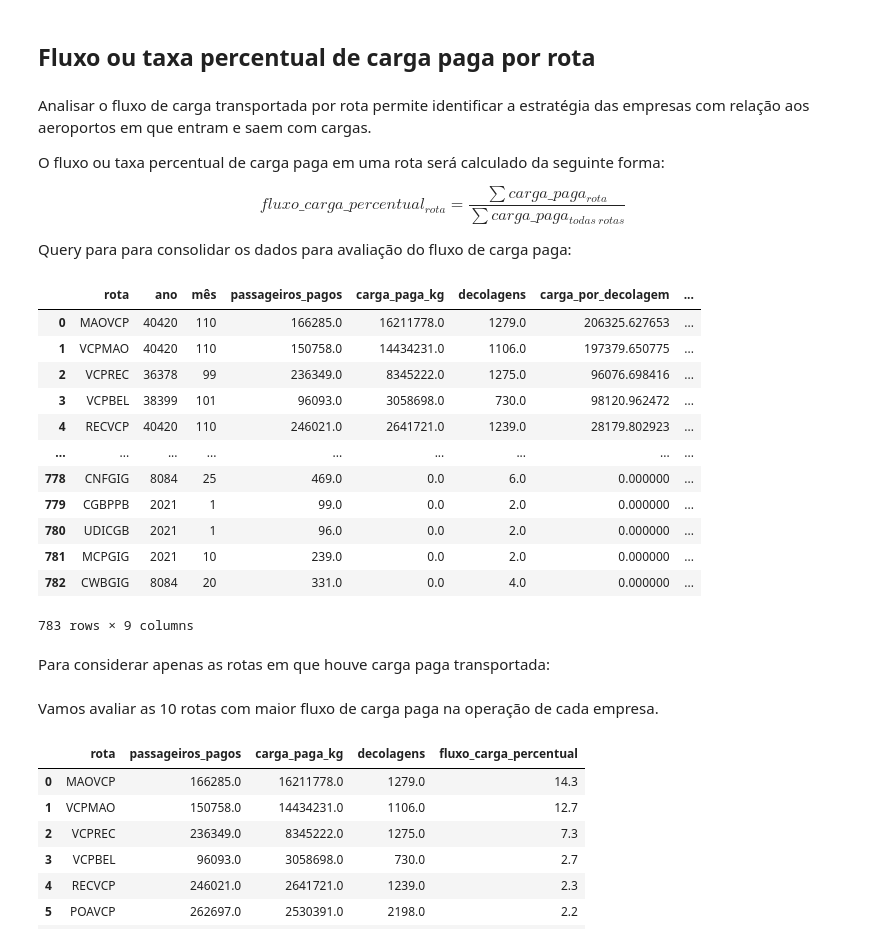
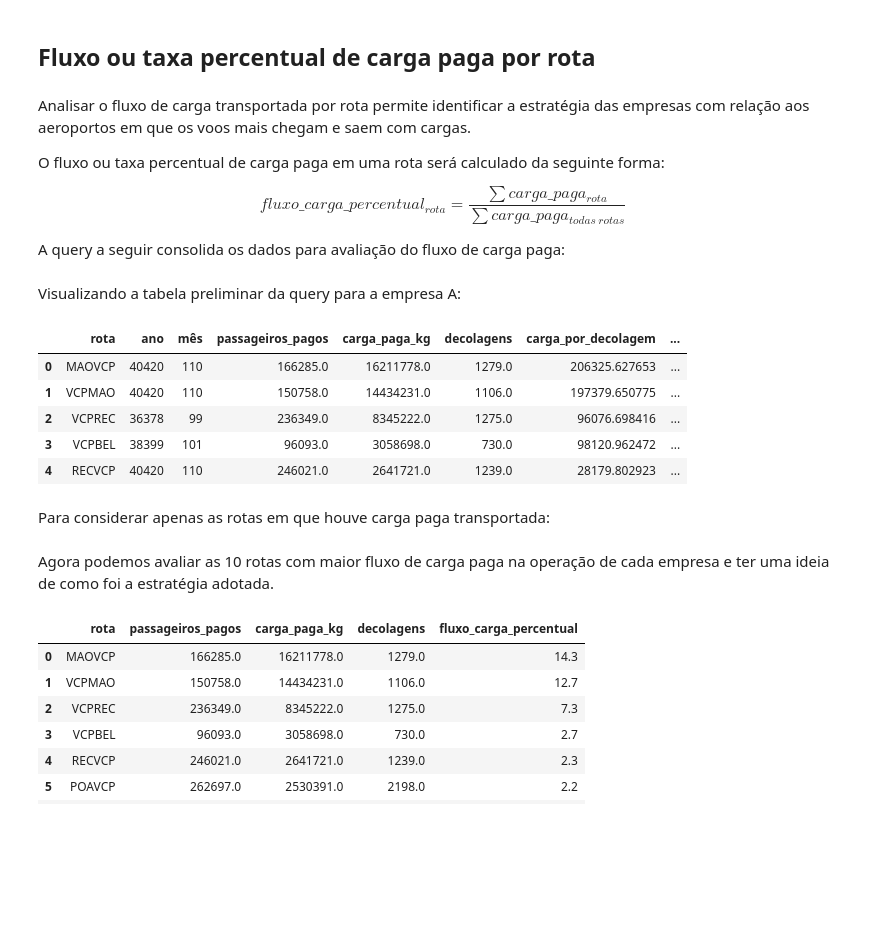
Before and after one commit to Eng-Dan/air-freight-market-share, a Jupyter notebook: Case_Market_Share_Cargas.ipynb, the cells around one changed output. Saved outputs shown, nothing was run; the diff lists cells and outputs as text; code cells hidden in the pictures; blank space fills up the shorter version.

```diff
--- a/Case_Market_Share_Cargas.ipynb
+++ b/Case_Market_Share_Cargas.ipynb
@@ -418,7 +356,7 @@ Verificando as rotas voadas, podemos começar a inferir que a baixa participaç
 # %% [markdown]
 ## Fluxo ou taxa percentual de carga paga por rota
 # %% [markdown]
-Analisar o fluxo de carga transportada por rota permite identificar a estratégia das empresas com relação aos aeroportos em que entram e saem com cargas.
+Analisar o fluxo de carga transportada por rota permite identificar a estratégia das empresas com relação aos aeroportos em que os voos mais chegam e saem com cargas.
 
 O fluxo ou taxa percentual de carga paga em uma rota será calculado da seguinte forma:
 
@@ -427,5 +365,5 @@ fluxo\_carga\_percentual_{rota} = \frac{\sum carga\_paga_{rota}}{\sum carga\_pag
 $$
 
 
-Query para para consolidar os dados para avaliação do fluxo de carga paga:
+A query a seguir consolida os dados para avaliação do fluxo de carga paga:
 # %%
@@ -438,22 +376,17 @@ fluxo_carga_c = df[df.empresa == 'C'].groupby(by='rota').sum().sort_values('carg
 fluxo_carga_a['fluxo_carga_percentual'] = round(fluxo_carga_a.carga_paga_kg / fluxo_carga_a.carga_paga_kg.sum() * 100, 1)
 fluxo_carga_b['fluxo_carga_percentual'] = round(fluxo_carga_b.carga_paga_kg / fluxo_carga_b.carga_paga_kg.sum() * 100, 1)
 fluxo_carga_c['fluxo_carga_percentual'] = round(fluxo_carga_c.carga_paga_kg / fluxo_carga_c.carga_paga_kg.sum() * 100, 1)
+# %% [markdown]
+Visualizando a tabela preliminar da query para a empresa A:
 # %%
-fluxo_carga_a
+fluxo_carga_a.head()
 # %% [output]
 |  | rota | ano | mês | passageiros_pagos | carga_paga_kg | decolagens | carga_por_decolagem | ... |
 | 0 | MAOVCP | 40420 | 110 | 166285.0 | 16211778.0 | 1279.0 | 206325.627653 | ... |
 | 1 | VCPMAO | 40420 | 110 | 150758.0 | 14434231.0 | 1106.0 | 197379.650775 | ... |
 | 2 | VCPREC | 36378 | 99 | 236349.0 | 8345222.0 | 1275.0 | 96076.698416 | ... |
 | 3 | VCPBEL | 38399 | 101 | 96093.0 | 3058698.0 | 730.0 | 98120.962472 | ... |
 | 4 | RECVCP | 40420 | 110 | 246021.0 | 2641721.0 | 1239.0 | 28179.802923 | ... |
-| ... | ... | ... | ... | ... | ... | ... | ... | ... |
-| 778 | CNFGIG | 8084 | 25 | 469.0 | 0.0 | 6.0 | 0.000000 | ... |
-| 779 | CGBPPB | 2021 | 1 | 99.0 | 0.0 | 2.0 | 0.000000 | ... |
-| 780 | UDICGB | 2021 | 1 | 96.0 | 0.0 | 2.0 | 0.000000 | ... |
-| 781 | MCPGIG | 2021 | 10 | 239.0 | 0.0 | 2.0 | 0.000000 | ... |
-| 782 | CWBGIG | 8084 | 20 | 331.0 | 0.0 | 4.0 | 0.000000 | ... |
-783 rows × 9 columns
 # %% [markdown]
 Para considerar apenas as rotas em que houve carga paga transportada:
 # %%
@@ -463,7 +396,7 @@ fluxo_carga_b = fluxo_carga_b[fluxo_carga_b.carga_paga_kg > 0]
 # %%
 fluxo_carga_c = fluxo_carga_c[fluxo_carga_c.carga_paga_kg > 0]
 # %% [markdown]
-Vamos avaliar as 10 rotas com maior fluxo de carga paga na operação de cada empresa.
+Agora podemos avaliar as 10 rotas com maior fluxo de carga paga na operação de cada empresa e ter uma ideia de como foi a estratégia adotada.
 # %%
 # Empresa A
 fluxo_carga_a[['rota', 'passageiros_pagos', 'carga_paga_kg', 'decolagens', 'fluxo_carga_percentual']].head(10)
```
Also changed, not shown: parts of 36 cells of this notebook.
